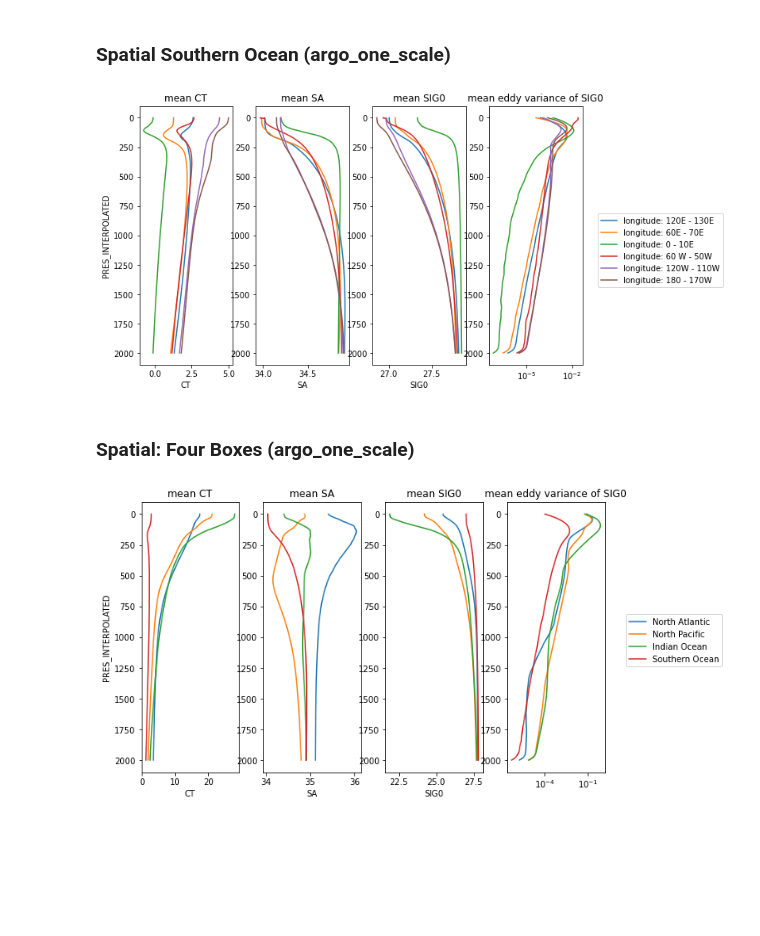
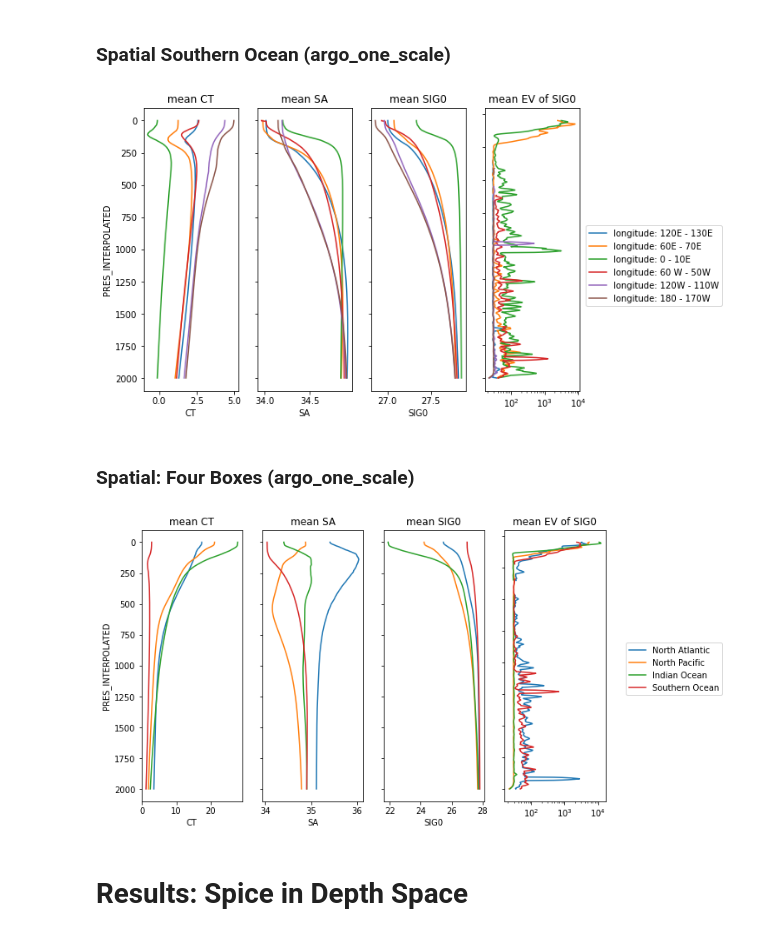
Before and after one commit to ocean-transport/argo-intern, a Jupyter notebook: CCS_poster.ipynb, the cells around one changed output. Drawn from its saved outputs; the diff is of its cells as text; code cells hidden in the pictures; blank space fills up the shorter version.

```diff
--- a/CCS_poster.ipynb
+++ b/CCS_poster.ipynb
@@ -63,0 +67,6 @@ io_SIG0_EV = ef.get_eddy_variance(io, 100, variable='SIG0')
+# %%
+def normalized_EV_plot(ds,ds_EV,roll=7):
+
+    drho_dz = ds.SIG0.rolling(PRES_INTERPOLATED=roll).mean().rolling(PRES_INTERPOLATED=roll).mean().diff('PRES_INTERPOLATED')/2
+
+    return ((ds_EV/drho_dz**2)**(1/2)).rolling(PRES_INTERPOLATED=roll).mean().rolling(PRES_INTERPOLATED=roll).mean()
@@ -63,0 +78,7 @@ io_SIG0_EV = ef.get_eddy_variance(io, 100, variable='SIG0')
+# %%
+so1_SIG0_NEV = normalized_EV_plot(so1, so1_SIG0_EV)
+so2_SIG0_NEV = normalized_EV_plot(so2, so2_SIG0_EV)
+so3_SIG0_NEV = normalized_EV_plot(so3, so3_SIG0_EV)
+so4_SIG0_NEV = normalized_EV_plot(so4, so4_SIG0_EV)
+so5_SIG0_NEV = normalized_EV_plot(so5, so5_SIG0_EV)
+so6_SIG0_NEV = normalized_EV_plot(so6, so6_SIG0_EV)
@@ -63,0 +102,7 @@ io_SIG0_EV = ef.get_eddy_variance(io, 100, variable='SIG0')
+# %%
+so1['SPICE'] = gsw.spiciness0(so1.SA,so1.CT).rename('SPICE')
+so2['SPICE'] = gsw.spiciness0(so2.SA,so2.CT).rename('SPICE')
+so3['SPICE'] = gsw.spiciness0(so3.SA,so3.CT).rename('SPICE')
+so4['SPICE'] = gsw.spiciness0(so4.SA,so4.CT).rename('SPICE')
+so5['SPICE'] = gsw.spiciness0(so5.SA,so5.CT).rename('SPICE')
+so6['SPICE'] = gsw.spiciness0(so6.SA,so6.CT).rename('SPICE')
@@ -172,7 +233,7 @@ plt.subplots_adjust(wspace=0.25)
 # %% [markdown]
 ### Spatial Southern Ocean (argo_one_scale)
 # %%
-plt.figure(figsize=(10,6))
+plt.figure(figsize=(9,6))
 
 plt.subplot(1,4,1)
 so1.CT.mean('N_PROF').plot(y='PRES_INTERPOLATED', label='longitude: 120E - 130E')
@@ -186,42 +247,45 @@ plt.title('mean CT')
 
 plt.subplot(1,4,2)
 so1.SA.mean('N_PROF').plot(y='PRES_INTERPOLATED', label='longitude: 120E - 130E')
 so2.SA.mean('N_PROF').plot(y='PRES_INTERPOLATED', label='longitude: 60E - 70E')
 so3.SA.mean('N_PROF').plot(y='PRES_INTERPOLATED', label='longitude: 0 - 10E')
 so4.SA.mean('N_PROF').plot(y='PRES_INTERPOLATED', label='longitude: 60 W - 50W')
 so5.SA.mean('N_PROF').plot(y='PRES_INTERPOLATED', label='longitude: 120W - 110W')
 so6.SA.mean('N_PROF').plot(y='PRES_INTERPOLATED', label='longitude: 180 - 170W')
 plt.gca().invert_yaxis()
 plt.title('mean SA')
 plt.ylabel('')
+plt.yticks(labels=[],ticks=(numpy.arange(0,2001,250)))
 
 plt.subplot(1,4,3)
 so1.SIG0.mean('N_PROF').plot(y='PRES_INTERPOLATED', label='longitude: 120E - 130E')
 so2.SIG0.mean('N_PROF').plot(y='PRES_INTERPOLATED', label='longitude: 60E - 70E')
 so3.SIG0.mean('N_PROF').plot(y='PRES_INTERPOLATED', label='longitude: 0 - 10E')
 so4.SIG0.mean('N_PROF').plot(y='PRES_INTERPOLATED', label='longitude: 60 W - 50W')
 so5.SIG0.mean('N_PROF').plot(y='PRES_INTERPOLATED', label='longitude: 120W - 110W')
 so6.SIG0.mean('N_PROF').plot(y='PRES_INTERPOLATED', label='longitude: 180 - 170W')
 plt.gca().invert_yaxis()
 plt.title('mean SIG0')
 plt.ylabel('')
+plt.yticks(labels=[],ticks=(numpy.arange(0,2001,250)))
 
 plt.subplot(1,4,4)
-so1_SIG0_EV.mean('N_PROF').plot(y='PRES_INTERPOLATED', label='longitude: 120E - 130E')
-so2_SIG0_EV.mean('N_PROF').plot(y='PRES_INTERPOLATED', label='longitude: 60E - 70E')
-so3_SIG0_EV.mean('N_PROF').plot(y='PRES_INTERPOLATED', label='longitude: 0 - 10E')
-so4_SIG0_EV.mean('N_PROF').plot(y='PRES_INTERPOLATED', label='longitude: 60 W - 50W')
-so5_SIG0_EV.mean('N_PROF').plot(y='PRES_INTERPOLATED', label='longitude: 120W - 110W')
-so6_SIG0_EV.mean('N_PROF').plot(y='PRES_INTERPOLATED', label='longitude: 180 - 170W')
+so1_SIG0_NEV.mean('N_PROF').plot(y='PRES_INTERPOLATED', label='longitude: 120E - 130E')
+so2_SIG0_NEV.mean('N_PROF').plot(y='PRES_INTERPOLATED', label='longitude: 60E - 70E')
+so3_SIG0_NEV.mean('N_PROF').plot(y='PRES_INTERPOLATED', label='longitude: 0 - 10E')
+so4_SIG0_NEV.mean('N_PROF').plot(y='PRES_INTERPOLATED', label='longitude: 60 W - 50W')
+so5_SIG0_NEV.mean('N_PROF').plot(y='PRES_INTERPOLATED', label='longitude: 120W - 110W')
+so6_SIG0_NEV.mean('N_PROF').plot(y='PRES_INTERPOLATED', label='longitude: 180 - 170W')
 plt.gca().invert_yaxis()
-plt.title('mean eddy variance of SIG0')
+plt.title('mean EV of SIG0')
 plt.ylabel('')
 plt.xscale('log')
 plt.legend(bbox_to_anchor=(2.55, 0.6))
+plt.yticks(labels=[],ticks=(numpy.arange(0,2001,250)))
 
-plt.subplots_adjust(wspace=0.25)
+plt.subplots_adjust(wspace=0.2)
 # %% [output]
-[figure, old version]
+[figure, new version]
 # %% [markdown]
 ### Spatial: Four Boxes (argo_one_scale)
 # %%
@@ -243,6 +307,7 @@ so.SA.mean('N_PROF').plot(y='PRES_INTERPOLATED', label='Southern Ocean')
 plt.gca().invert_yaxis()
 plt.title('mean SA')
 plt.ylabel('')
+plt.yticks(labels=[],ticks=(numpy.arange(0,2001,250)))
 
 plt.subplot(1,4,3)
 na.SIG0.mean('N_PROF').plot(y='PRES_INTERPOLATED', label='North Atlantic')
@@ -252,18 +317,22 @@ so.SIG0.mean('N_PROF').plot(y='PRES_INTERPOLATED', label='Southern Ocean')
 plt.gca().invert_yaxis()
 plt.title('mean SIG0')
 plt.ylabel('')
+plt.yticks(labels=[],ticks=(numpy.arange(0,2001,250)))
 
 plt.subplot(1,4,4)
-na_SIG0_EV.mean('N_PROF').plot(y='PRES_INTERPOLATED', label='North Atlantic')
-np_SIG0_EV.mean('N_PROF').plot(y='PRES_INTERPOLATED', label='North Pacific')
-io_SIG0_EV.mean('N_PROF').plot(y='PRES_INTERPOLATED', label='Indian Ocean')
-so_SIG0_EV.mean('N_PROF').plot(y='PRES_INTERPOLATED', label='Southern Ocean')
+na_SIG0_NEV.mean('N_PROF').plot(y='PRES_INTERPOLATED', label='North Atlantic')
+np_SIG0_NEV.mean('N_PROF').plot(y='PRES_INTERPOLATED', label='North Pacific')
+io_SIG0_NEV.mean('N_PROF').plot(y='PRES_INTERPOLATED', label='Indian Ocean')
+so_SIG0_NEV.mean('N_PROF').plot(y='PRES_INTERPOLATED', label='Southern Ocean')
 plt.gca().invert_yaxis()
-plt.title('mean eddy variance of SIG0')
+plt.title('mean EV of SIG0')
 plt.ylabel('')
 plt.xscale('log')
-plt.legend(bbox_to_anchor=(2.25, 0.6))
+plt.legend(bbox_to_anchor=(2.2, 0.6))
+plt.yticks(labels=[],ticks=(numpy.arange(0,2001,250)))
 
-plt.subplots_adjust(wspace=0.25)
+plt.subplots_adjust(wspace=0.2)
 # %% [output]
-[figure, old version]
+[figure, new version]
+# %% [markdown]
+# Results: Spice in Depth Space
```
Also changed, not shown: parts of 16 cells of this notebook.
